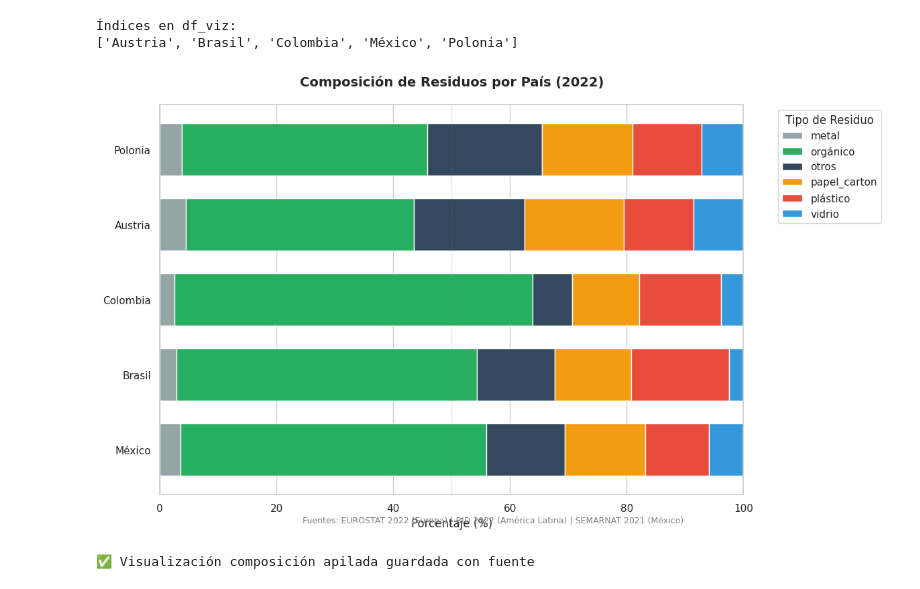
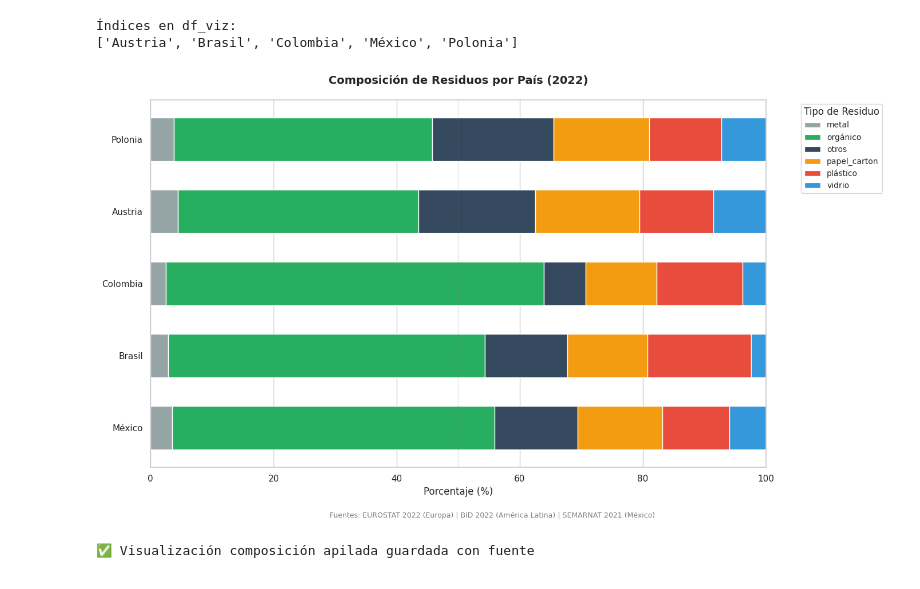
Before and after one commit to laura8am/portfolio-data-analyst, a Jupyter notebook: proyecto3_residuos_economia_circular.ipynb, the cells around one changed output. Saved outputs shown, nothing was run; the diff lists cells and outputs as text; code cells hidden in the pictures.

```diff
--- a/proyecto3_residuos_economia_circular.ipynb
+++ b/proyecto3_residuos_economia_circular.ipynb
@@ -2512,7 +2505,7 @@ print(df_viz.index.tolist())
 ['Austria', 'Brasil', 'Colombia', 'México', 'Polonia']
 # %%
 # ============================================================
-# VISUALIZACIÓN SESIÓN 6 - Composición apilada CON FUENTE
+# VISUALIZACIÓN SESIÓN 6 - Composición apilada CON FUENTE (ESPACIADO)
 # ============================================================
 
 # Preparar datos para gráfica apilada
@@ -2529,38 +2522,38 @@ df_viz = df_viz.loc[orden_paises]
 colores_residuos = {
     'orgánico': '#27ae60',
     'papel_carton': '#f39c12',
     'plástico': '#e74c3c',
     'vidrio': '#3498db',
     'metal': '#95a5a6',
     'otros': '#34495e'
 }
 
 # Crear gráfica
-fig, ax = plt.subplots(figsize=(12, 7))
+fig, ax = plt.subplots(figsize=(14, 8))
 
 df_viz.plot(kind='barh', stacked=True, ax=ax,
             color=[colores_residuos[col] for col in df_viz.columns],
-            width=0.7)
+            width=0.6)
 
 ax.set_xlabel('Porcentaje (%)', fontsize=12)
 ax.set_ylabel('')
 ax.set_title('Composición de Residuos por País (2022)',
              fontsize=14, fontweight='bold', pad=20)
-ax.legend(title='Tipo de Residuo', bbox_to_anchor=(1.05, 1), loc='upper left')
+ax.legend(title='Tipo de Residuo', bbox_to_anchor=(1.05, 1), loc='upper left', fontsize=10)
 ax.set_xlim(0, 100)
 
 # Líneas verticales de referencia
 ax.axvline(x=50, color='gray', linestyle=':', alpha=0.5, linewidth=1)
 
-# FUENTE
-fig.text(0.5, 0.02, 'Fuentes: EUROSTAT 2022 (Europa) | BID 2022 (América Latina) | SEMARNAT 2021 (México)',
+# FUENTE (más abajo)
+fig.text(0.5, 0.01, 'Fuentes: EUROSTAT 2022 (Europa) | BID 2022 (América Latina) | SEMARNAT 2021 (México)',
          ha='center', fontsize=9, color='gray')
 
 plt.tight_layout()
-plt.subplots_adjust(bottom=0.08)
+plt.subplots_adjust(bottom=0.12)  # MÁS espacio para la fuente
 plt.savefig('viz4_composicion_apilada.png', dpi=150, bbox_inches='tight')
 plt.show()
 print("✅ Visualización composición apilada guardada con fuente")
 # %% [output]
-[figure, old version]
+[figure, new version]
 ✅ Visualización composición apilada guardada con fuente
```
Also changed, not shown: parts of 6 cells of this notebook.
